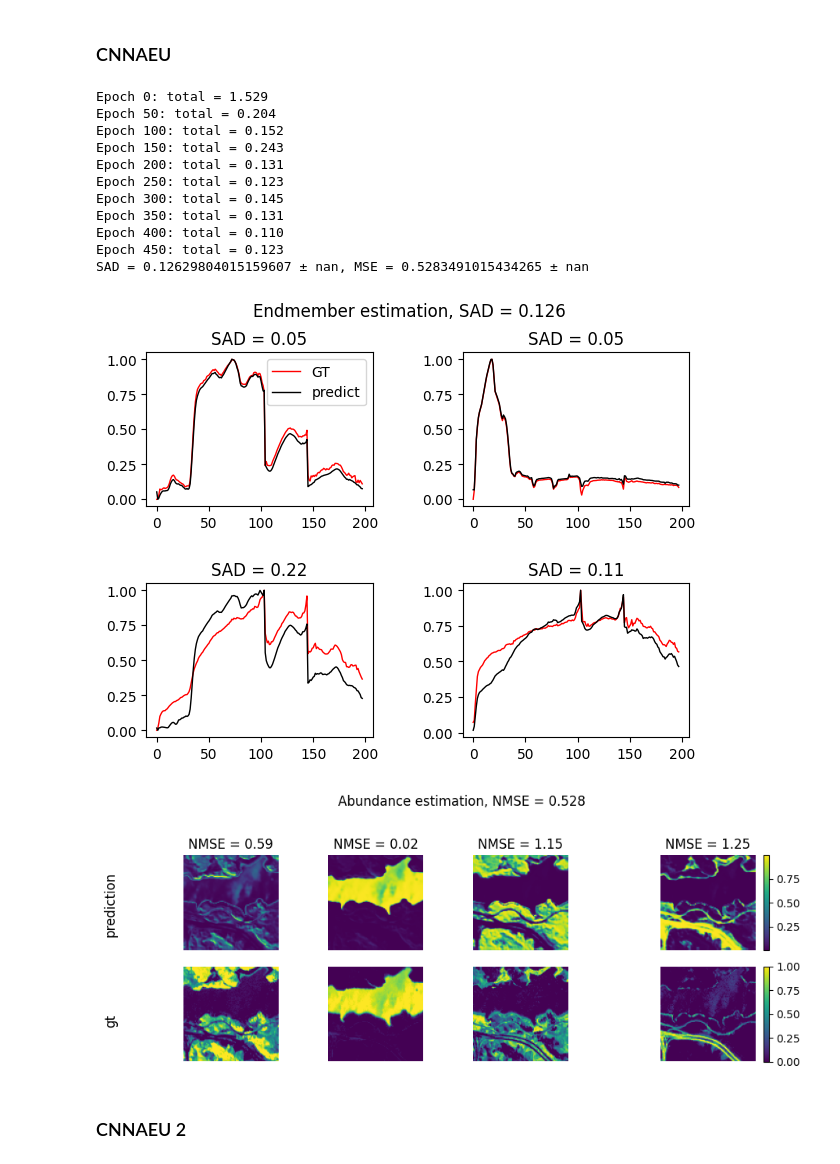
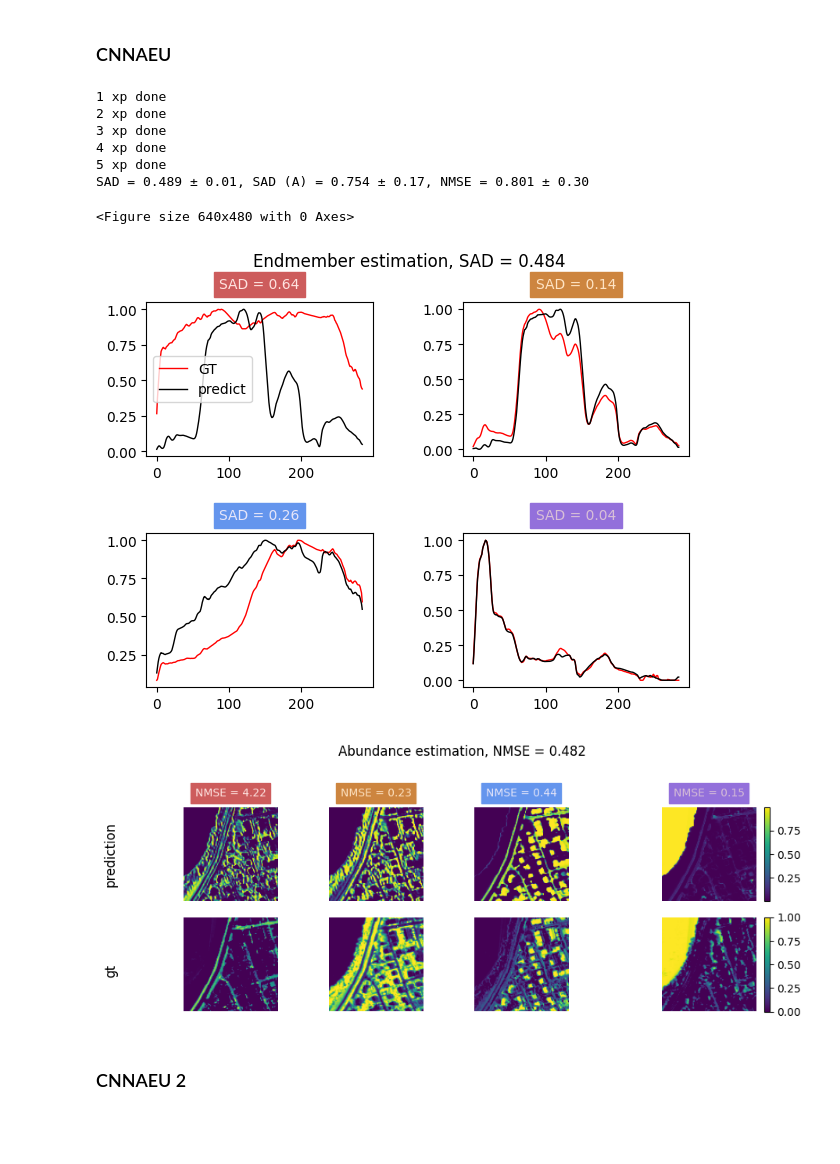
Before and after one commit to edabier/SS-HSU_benchmark, a Jupyter notebook: cnnaeu2.ipynb, the cells around one changed output. Drawn from its saved outputs; the diff is of its cells as text; code cells hidden in the pictures; blank space fills up the shorter version.

Commit message:
rearranged utils and created a clean tester for cnn based unmixing

```diff
--- a/cnnaeu2.ipynb
+++ b/cnnaeu2.ipynb
@@ -28,7 +30,7 @@ Using device: cuda:0
 # %%
 display_losses = False
 
-dataset = "urban"
+dataset = "apex"
 data = io.loadmat(f"datasets/{dataset}.mat")
 Y_flat = torch.tensor(data["Y"], dtype=torch.float32)
 E = torch.tensor(data["E"])
@@ -45,7 +47,7 @@ Y_init = Y_init.unsqueeze(0)
 # %%
 n_xp = 5
 loader, _, _ = utils.create_dataloader(dataset, patch_size=H, dev=dev, path="/home/edabier/Documents/Thèse/benchmark")
-sads, mses = [], []
+sads, sads_a, mses = [], [], []
 
 for n in range(n_xp):
     for Y, E, A in loader:
@@ -56,9 +58,12 @@ for n in range(n_xp):
 
         A_hat = utils.oneD_to_2d(A_hat)
         A = utils.oneD_to_2d(A)
+        break
+    sad, sad_a, mse = plots.compute_metrics_and_plot(E_hat, A_hat, A, E, normalize_E=True, return_results=True, plot_A=False, plot_E=False)
+    sads.append(sad)
+    sads_a.append(sad_a)
+    mses.append(mse)
 
-        sad, mse = utils.plot_results(E_hat, A_hat, A, E, normalize_E=True, return_results=True, plot=False)
-        sads.append(sad)
-        mses.append(mse)
-print(f"SAD = {format(torch.mean(torch.tensor(sads)), '.3f')} ± {format(torch.std(torch.tensor(sads)), '.2f')}, MSE = {format(torch.mean(torch.tensor(mses)), '.3f')} ± {format(torch.std(torch.tensor(mses)), '.2f')}")
+sad, sad_a, mse = plots.compute_metrics_and_plot(E_hat, A_hat, A, E, normalize_E=True, return_results=True)
+print(f"SAD = {format(torch.mean(torch.tensor(sads)), ".3f")} ± {format(torch.std(torch.tensor(sads)), ".2f")}, SAD (A) = {format(torch.mean(torch.tensor(sads_a)), ".3f")} ± {format(torch.std(torch.tensor(sads_a)), ".2f")}, NMSE = {format(torch.mean(torch.tensor(mses)), ".3f")} ± {format(torch.std(torch.tensor(mses)), ".2f")}")
 # %% [output]
@@ -137,7 +144,7 @@ class CNNAEU2(nn.Module):
 
     @staticmethod
     def loss(E_gt, E_hat, A_gt, A_hat, Y_gt, Y_hat):
-        sad = utils.SADLoss()
+        sad = losses.SADLoss()
         return sad(Y_gt, Y_hat)
 
     def forward1(self, x):
@@ -193,13 +200,14 @@ class CNNAEU2(nn.Module):
         return E_hat, A_hat, Y_hat
 # %%
 n_xp = 5
-loader, _, _ = utils.create_dataloader(dataset, patch_size=H, dev=dev)
-sads, mses = [], []
+loader, _, _ = utils.create_dataloader(dataset, patch_size=H, dev=dev, path="/home/edabier/Documents/Thèse/benchmark")
+sads, sads_a, mses = [], [], []
 
 for n in range(n_xp):
 
-    E_init = extractor.VCA(Y_init, c)
-    model = CNNAEU2(B, c, H=Y_init.shape[2], E_init=None, use_cnn=False)
+    E_init = extractor.SiVM(Y_init/Y_init.max(), c)
+    # E_init = utils.normalize(E_init, is_endmember=True)
+    model = CNNAEU2(B, c, H=Y_init.shape[2], E_init=E_init, use_cnn=False)
     model.freeze2()
 
     train_losses = []
@@ -218,48 +226,47 @@ for n in range(n_xp):
             A = A.to(dev)
             E = E.to(dev)
 
             E_hat, A_hat, Y_hat = model.forward1(Y)
 
             loss = model.loss(E, E_hat, A, A_hat, Y, Y_hat)
             train_loss += loss.item()
 
             if display_losses:
                 if epoch%(epochs//10)==0:
                     print(f"Epoch {epoch}: total = {format(loss, '.3f')}")
 
             loss.backward()
             optimizer.step()
 
             with torch.no_grad():
                 constraints = models.weightConstraint()
                 model.decoder.apply(constraints)
             break
 
         train_loss /= len(loader)
         train_losses.append(train_loss)
 
     E_hat_cnn, A_hat_cnn, Y_hat_cnn = model.forward1(Y)
     A_hat_cnn = utils.oneD_to_2d(A_hat_cnn)
     A = utils.oneD_to_2d(A)
-    sad, mse = utils.plot_results(E_hat_cnn, A_hat_cnn, A, E, normalize_E=True, return_results=True)
+    sad, sad_a, mse = plots.compute_metrics_and_plot(E_hat_cnn, A_hat_cnn, A, E, normalize_E=True, return_results=True, plot_A=False, plot_E=False)
     sads.append(sad)
+    sads_a.append(sad_a)
     mses.append(mse)
+    print(f"{n+1} xp done")
 
-print(f"SAD = {torch.mean(torch.tensor(sads))} ± {torch.std(torch.tensor(sads))}, MSE = {torch.mean(torch.tensor(mses))} ± {torch.std(torch.tensor(mses))}")
+sad, sad_a, mse = plots.compute_metrics_and_plot(E_hat_cnn, A_hat_cnn, A, E, normalize_E=True, return_results=True)
+print(f"SAD = {format(torch.mean(torch.tensor(sads)), ".3f")} ± {format(torch.std(torch.tensor(sads)), ".2f")}, SAD (A) = {format(torch.mean(torch.tensor(sads_a)), ".3f")} ± {format(torch.std(torch.tensor(sads_a)), ".2f")}, NMSE = {format(torch.mean(torch.tensor(mses)), ".3f")} ± {format(torch.std(torch.tensor(mses)), ".2f")}")
 # %% [output]
-Epoch 0: total = 1.529
-Epoch 50: total = 0.204
-Epoch 100: total = 0.152
-Epoch 150: total = 0.243
-Epoch 200: total = 0.131
-Epoch 250: total = 0.123
-Epoch 300: total = 0.145
-Epoch 350: total = 0.131
-Epoch 400: total = 0.110
-Epoch 450: total = 0.123
-SAD = 0.12629804015159607 ± nan, MSE = 0.5283491015434265 ± nan
+1 xp done
+2 xp done
+3 xp done
+4 xp done
+5 xp done
+SAD = 0.489 ± 0.01, SAD (A) = 0.754 ± 0.17, NMSE = 0.801 ± 0.30
+<Figure size 640x480 with 0 Axes>
-[figure, old version]
+[figure, new version]
-[figure, old version]
+[figure, new version]
 # %% [markdown]
 ### CNNAEU 2
 # %%
```
Also changed, not shown: parts of 2 cells of this notebook, 8 other files.
